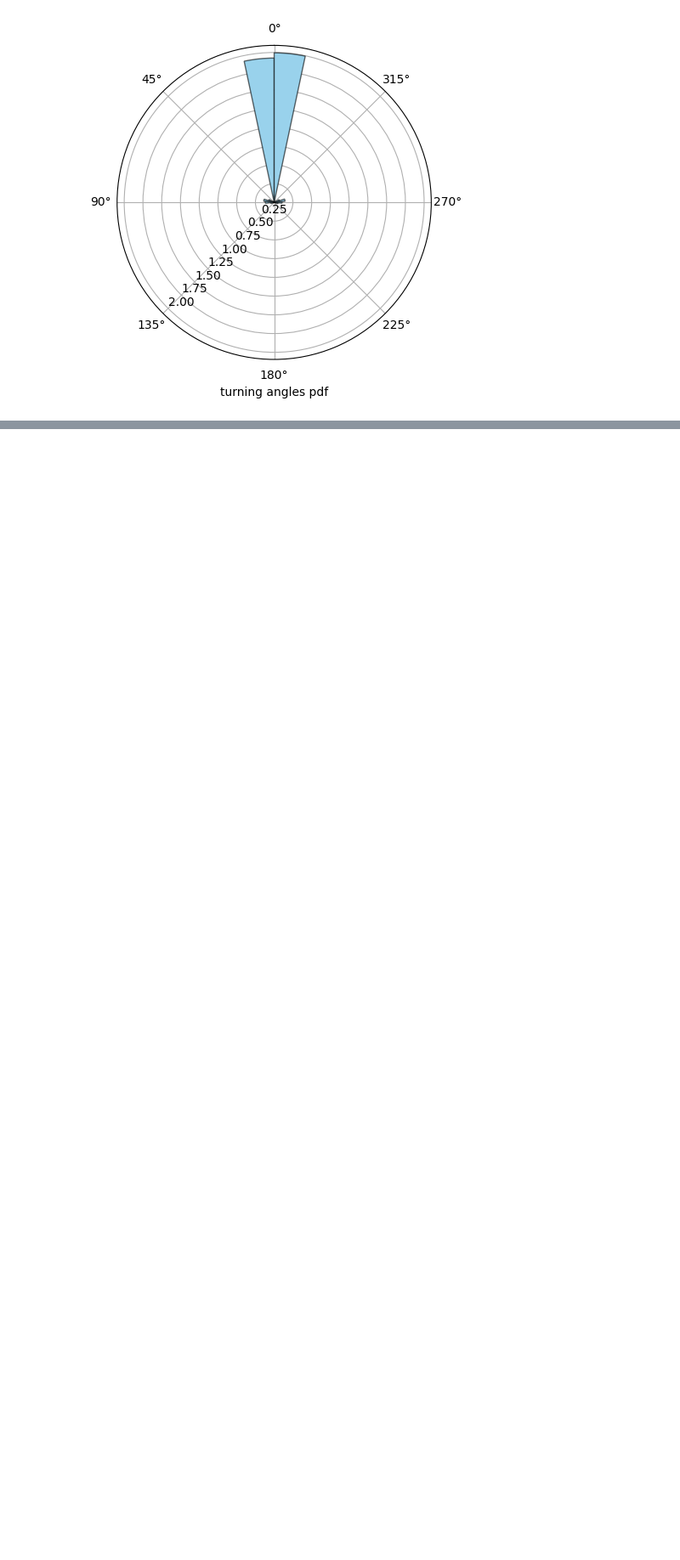
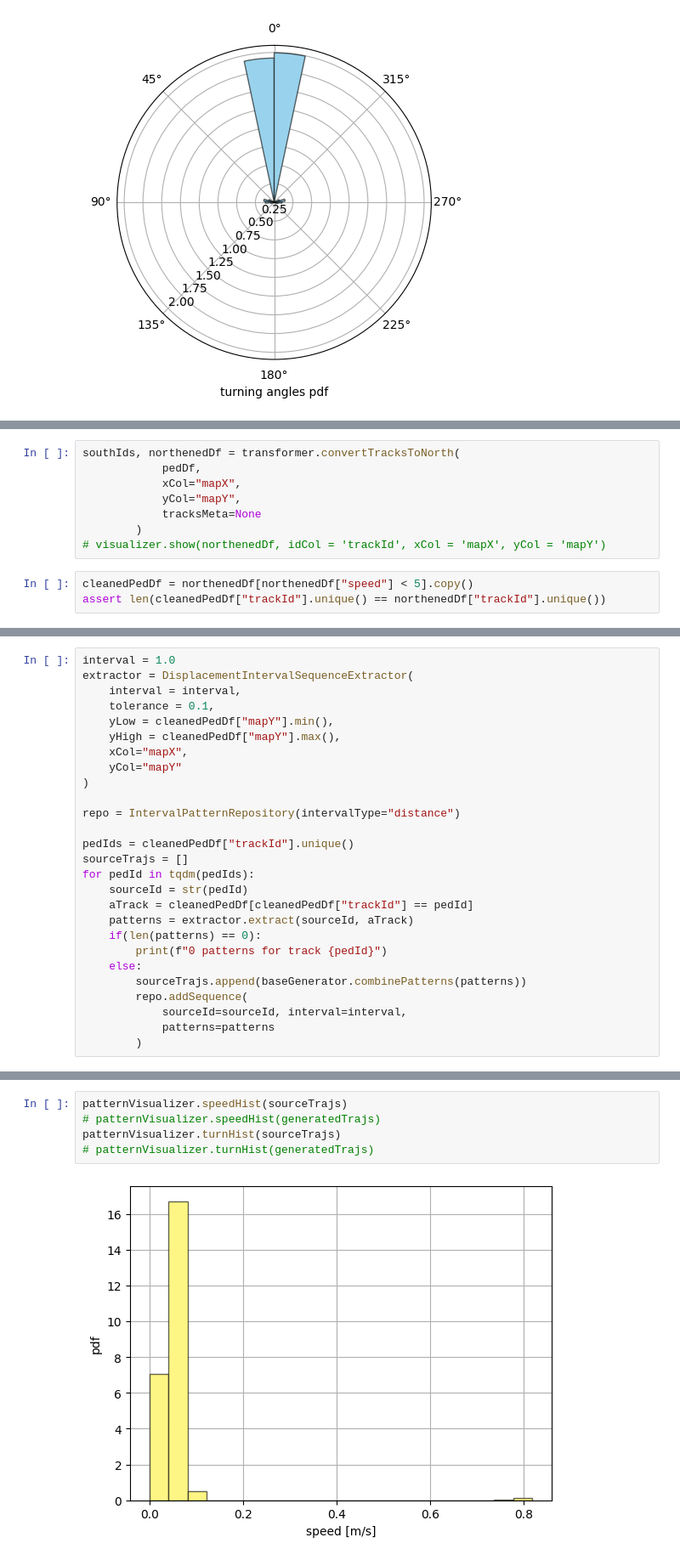
Before and after one commit to adhocmaster/diverging-trajectories, a Jupyter notebook: src/notebooks/break-by-y-axis.ipynb, the cells around one changed output, grey strips where cells are left out. Shown at 85% size. Saved outputs shown, nothing was run; the diff lists cells and outputs as text; blank space fills up the shorter version.

```diff
--- a/src/notebooks/break-by-y-axis.ipynb
+++ b/src/notebooks/break-by-y-axis.ipynb
@@ -420,0 +478,11 @@ patternVisualizer.plotPatterns(
+# %%
+southIds, northenedDf = transformer.convertTracksToNorth(
+            pedDf,
+            xCol="mapX",
+            yCol="mapY",
+            tracksMeta=None
+        )
+# visualizer.show(northenedDf, idCol = 'trackId', xCol = 'mapX', yCol = 'mapY')
+# %%
+cleanedPedDf = northenedDf[northenedDf["speed"] < 5].copy()
+assert len(cleanedPedDf["trackId"].unique() == northenedDf["trackId"].unique())
@@ -420,0 +502,27 @@ patternVisualizer.plotPatterns(
+# %%
+interval = 1.0
+extractor = DisplacementIntervalSequenceExtractor(
+    interval = interval,
+    tolerance = 0.1,
+    yLow = cleanedPedDf["mapY"].min(),
+    yHigh = cleanedPedDf["mapY"].max(),
+    xCol="mapX",
+    yCol="mapY"
+)
+
+repo = IntervalPatternRepository(intervalType="distance")
+
+pedIds = cleanedPedDf["trackId"].unique()
+sourceTrajs = []
+for pedId in tqdm(pedIds):
+    sourceId = str(pedId)
+    aTrack = cleanedPedDf[cleanedPedDf["trackId"] == pedId]
+    patterns = extractor.extract(sourceId, aTrack)
+    if(len(patterns) == 0):
+        print(f"0 patterns for track {pedId}")
+    else:
+        sourceTrajs.append(baseGenerator.combinePatterns(patterns))
+        repo.addSequence(
+            sourceId=sourceId, interval=interval,
+            patterns=patterns
+        )
@@ -420,0 +537,7 @@ patternVisualizer.plotPatterns(
+# %%
+patternVisualizer.speedHist(sourceTrajs)
+# patternVisualizer.speedHist(generatedTrajs)
+patternVisualizer.turnHist(sourceTrajs)
+# patternVisualizer.turnHist(generatedTrajs)
+# %% [output]
+[figure, added]
```
Also changed, not shown: parts of 19 cells of this notebook, 3 other files.
